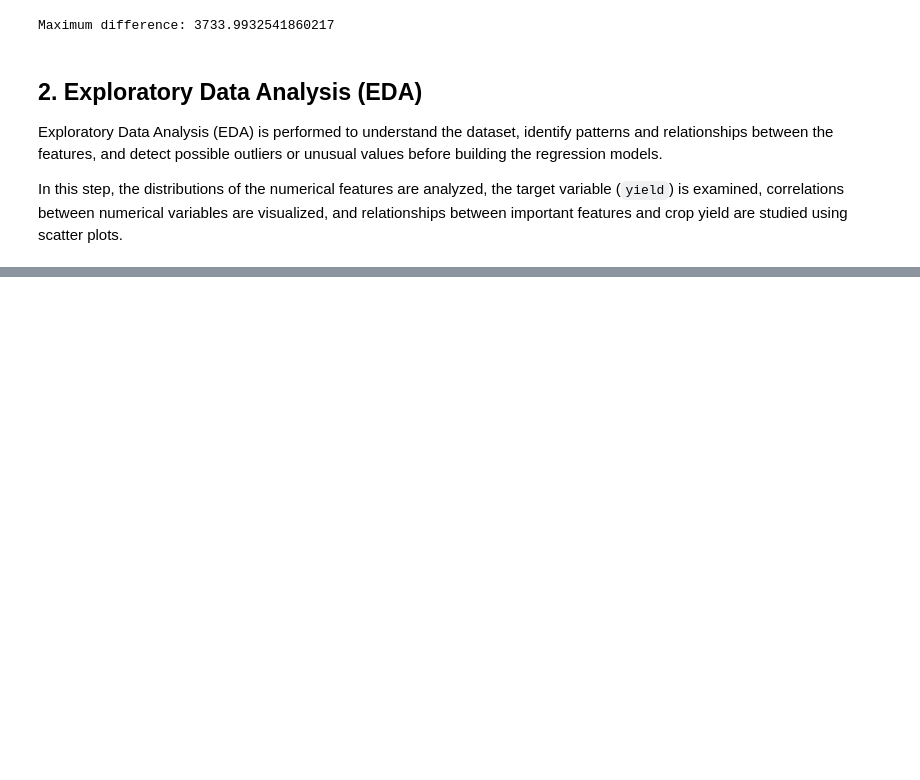
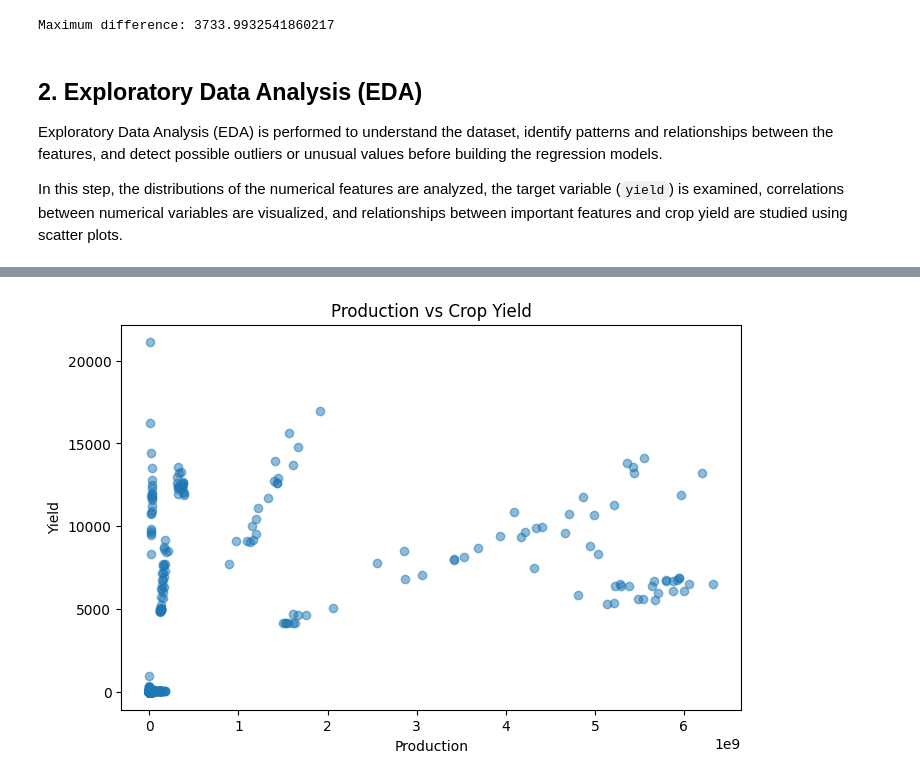
Before and after one commit to Dishitha0607/Machine-Learning-Project, a Jupyter notebook: data.ipynb, the cells around one changed output, grey strips where cells are left out. Cells and saved outputs as stored; diff of their text form; code cells hidden in the pictures; blank space fills up the shorter version.

```diff
--- a/data.ipynb
+++ b/data.ipynb
@@ -118,0 +163,13 @@ In this step, the distributions of the numerical features are analyzed, the targ
+# %%
+# Plot production against crop yield
+plt.figure(figsize=(8, 5))
+
+plt.scatter(master_df['production'], master_df['yield'], alpha=0.5)
+
+plt.title("Production vs Crop Yield")
+plt.xlabel("Production")
+plt.ylabel("Yield")
+
+plt.show()
+# %% [output]
+[figure, added]
```
Also changed, not shown: parts of 10 cells of this notebook.
